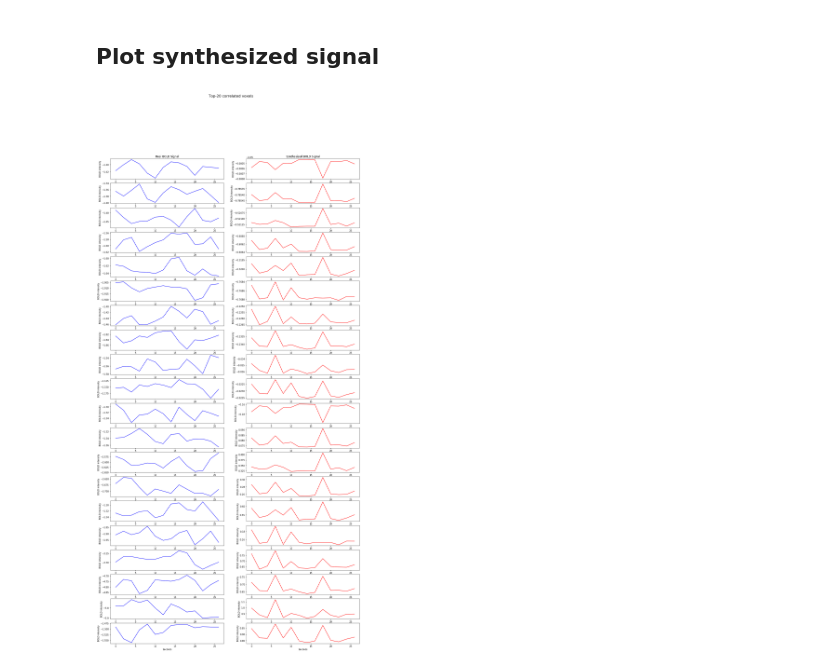
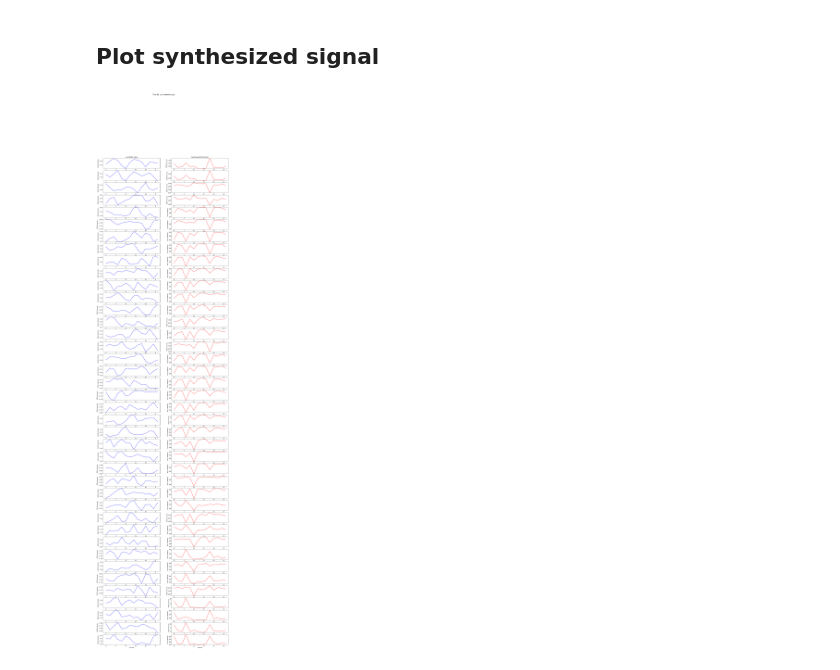
Before and after one commit to DCalhas/eeg_to_fmri, a Jupyter notebook: src/notebooks/signal_visualization.ipynb, the cells around one changed output. Saved outputs shown, nothing was run; the diff lists cells and outputs as text; code cells hidden in the pictures.

```diff
--- a/src/notebooks/signal_visualization.ipynb
+++ b/src/notebooks/signal_visualization.ipynb
@@ -203,21 +177,19 @@ viz.plot_loss_results(eeg_train, bold_train, eeg_val, bold_val, eeg_test, bold_t
 # %%
 eeg_set = eeg_val
 bold_set = bold_val
 
-individual = 10
-partition = 10
-top_k = 20
+top_k = 40
 
 #top_voxels = rank_best_synthesized_voxels(bold_set[individual], decoder_network(eeg_network(eeg_set))[individual].numpy(), top_k=top_k)
 
 global_shape = (bold_set.shape[0]*bold_set.shape[1], bold_set.shape[2], bold_set.shape[3])
 individual = None
-top_voxels = rank_best_synthesized_voxels(bold_set.reshape(global_shape), decoder_network(eeg_network(eeg_set)).numpy().reshape(global_shape), top_k=top_k)
+top_voxels = viz.rank_best_synthesized_voxels(bold_set.reshape(global_shape), decoder_network(eeg_network(eeg_set)).numpy().reshape(global_shape), top_k=top_k)
 
-_plot_voxels(bold_set.reshape(global_shape), decoder_network(eeg_network(eeg_set)).numpy().reshape(global_shape),
+viz._plot_voxels(bold_set.reshape(global_shape), decoder_network(eeg_network(eeg_set)).numpy().reshape(global_shape),
              individual=individual, voxels=top_voxels)
 # %% [output]
-[figure, old version]
+[figure, new version]
 # %%
 """AE"""
 
```
Also changed, not shown: parts of 4 cells of this notebook, 32 other files.
